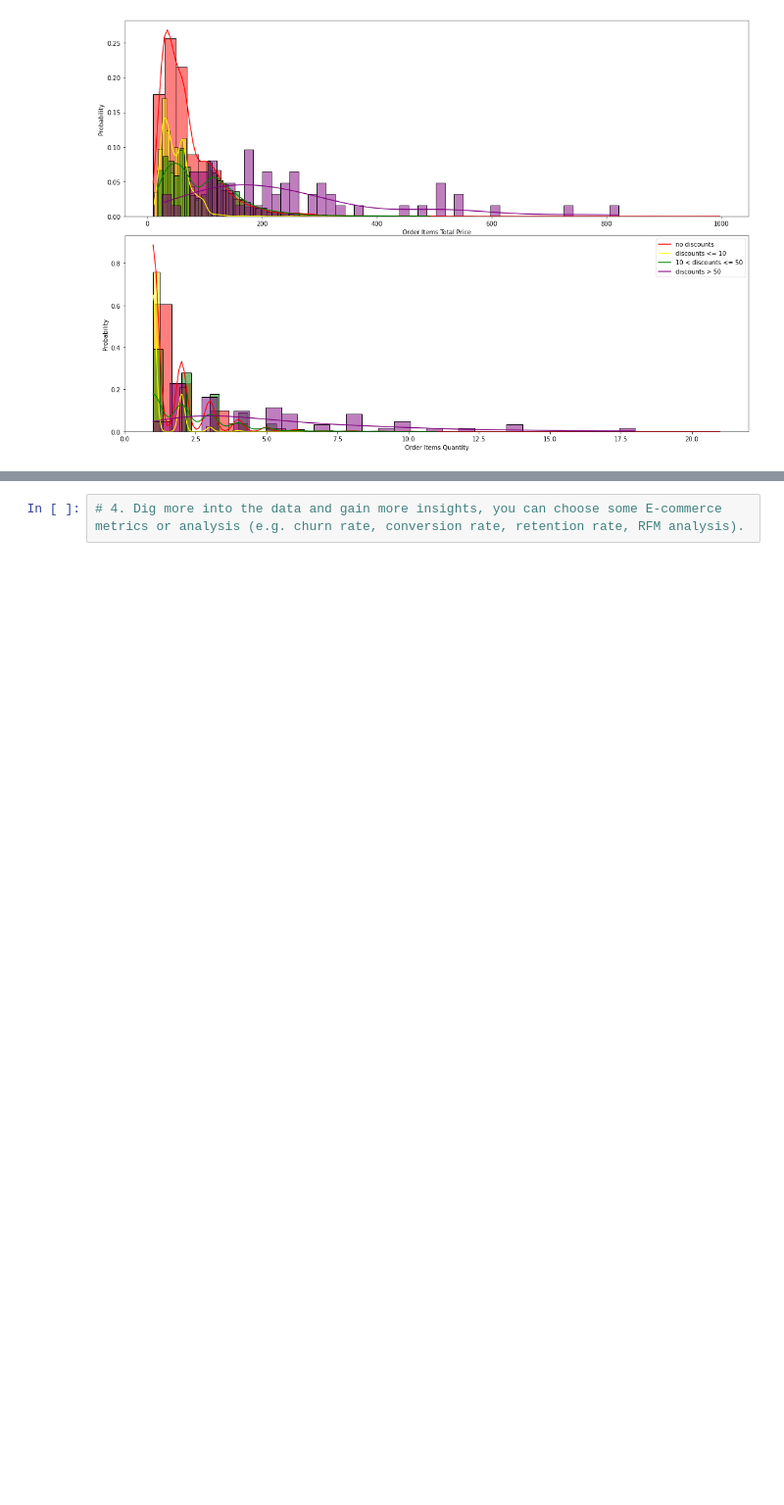
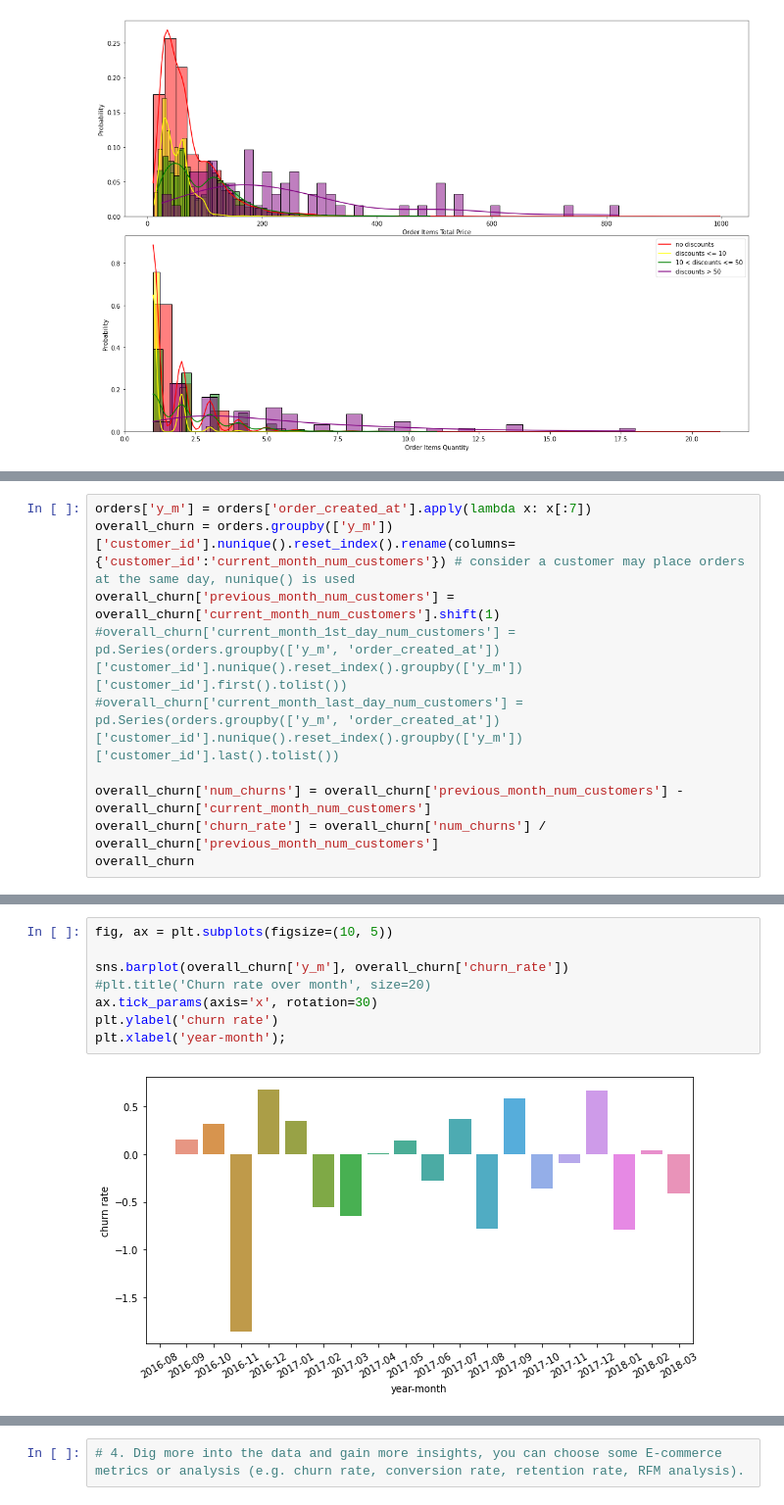
Before and after one commit to ryq99/Use_Case_Backlogs, a Jupyter notebook: ecommerce-project.ipynb, the cells around one changed output, grey strips where cells are left out. Shown at 98% size. Cells and saved outputs as stored; diff of their text form; blank space fills up the shorter version.

Commit message:
finished customer churn analysis

```diff
--- a/ecommerce-project.ipynb
+++ b/ecommerce-project.ipynb
@@ -665,0 +626,10 @@ churn.groupby(['y_m']).apply(lambda x: x['is_churn'].sum() / x['is_prev_active']
+# %%
+orders['y_m'] = orders['order_created_at'].apply(lambda x: x[:7])
+overall_churn = orders.groupby(['y_m'])['customer_id'].nunique().reset_index().rename(columns={'customer_id':'current_month_num_customers'}) # consider a customer may place orders at the same day, nunique() is used
+overall_churn['previous_month_num_customers'] = overall_churn['current_month_num_customers'].shift(1)
+#overall_churn['current_month_1st_day_num_customers'] = pd.Series(orders.groupby(['y_m', 'order_created_at'])['customer_id'].nunique().reset_index().groupby(['y_m'])['customer_id'].first().tolist())
+#overall_churn['current_month_last_day_num_customers'] = pd.Series(orders.groupby(['y_m', 'order_created_at'])['customer_id'].nunique().reset_index().groupby(['y_m'])['customer_id'].last().tolist())
+
+overall_churn['num_churns'] = overall_churn['previous_month_num_customers'] - overall_churn['current_month_num_customers']
+overall_churn['churn_rate'] = overall_churn['num_churns'] / overall_churn['previous_month_num_customers']
+overall_churn
@@ -665,0 +654,10 @@ churn.groupby(['y_m']).apply(lambda x: x['is_churn'].sum() / x['is_prev_active']
+# %%
+fig, ax = plt.subplots(figsize=(10, 5))
+
+sns.barplot(overall_churn['y_m'], overall_churn['churn_rate'])
+#plt.title('Churn rate over month', size=20)
+ax.tick_params(axis='x', rotation=30)
+plt.ylabel('churn rate')
+plt.xlabel('year-month');
+# %% [output]
+[figure, added]
```
Also changed, not shown: parts of 13 cells of this notebook.
